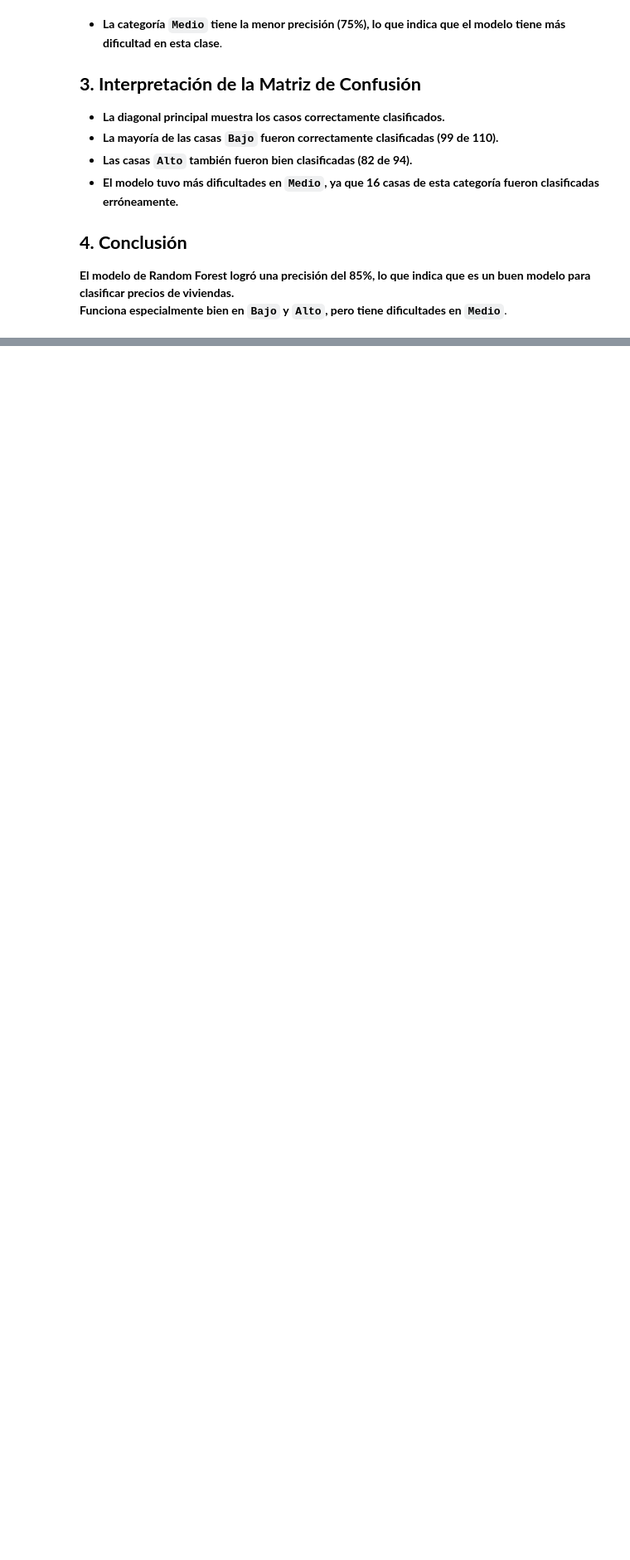
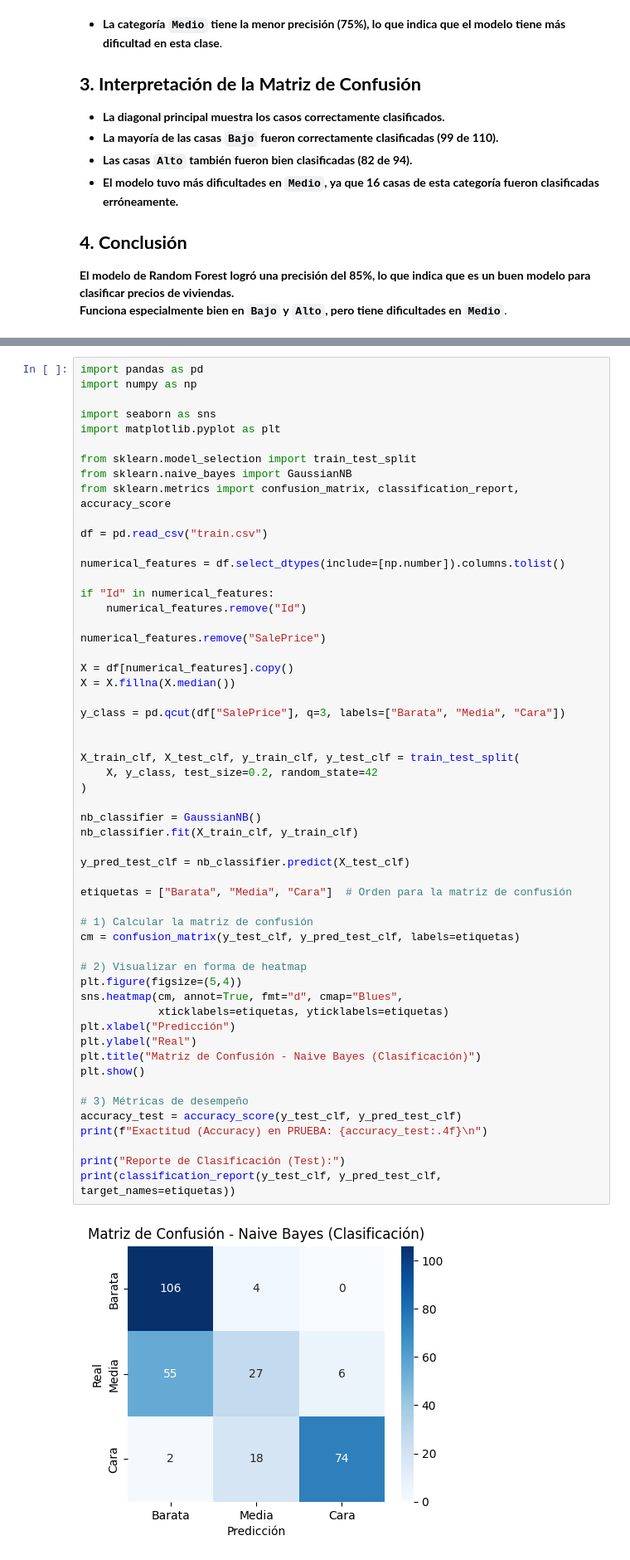
Before and after one commit to DiederichSolis/Proyecto2-Mineria, a Jupyter notebook: Parte3.ipynb, the cells around one changed output, grey strips where cells are left out. Shown: that part at 83% size. Saved outputs shown, nothing was run; the diff lists cells and outputs as text; blank space fills up the shorter version.

```diff
--- a/Parte3.ipynb
+++ b/Parte3.ipynb
@@ -294,0 +299,57 @@ Las métricas clave del modelo son:
+# %%
+import pandas as pd
+import numpy as np
+
+import seaborn as sns
+import matplotlib.pyplot as plt
+
+from sklearn.model_selection import train_test_split
+from sklearn.naive_bayes import GaussianNB
+from sklearn.metrics import confusion_matrix, classification_report, accuracy_score
+
+df = pd.read_csv("train.csv")
+
+numerical_features = df.select_dtypes(include=[np.number]).columns.tolist()
+
+if "Id" in numerical_features:
+    numerical_features.remove("Id")
+
+numerical_features.remove("SalePrice")
+
+X = df[numerical_features].copy()
+X = X.fillna(X.median())
+
+y_class = pd.qcut(df["SalePrice"], q=3, labels=["Barata", "Media", "Cara"])
+
+
+X_train_clf, X_test_clf, y_train_clf, y_test_clf = train_test_split(
+    X, y_class, test_size=0.2, random_state=42
+)
+
+nb_classifier = GaussianNB()
+nb_classifier.fit(X_train_clf, y_train_clf)
+
+y_pred_test_clf = nb_classifier.predict(X_test_clf)
+
+etiquetas = ["Barata", "Media", "Cara"]  # Orden para la matriz de confusión
+
+# 1) Calcular la matriz de confusión
+cm = confusion_matrix(y_test_clf, y_pred_test_clf, labels=etiquetas)
+
+# 2) Visualizar en forma de heatmap
+plt.figure(figsize=(5,4))
+sns.heatmap(cm, annot=True, fmt="d", cmap="Blues",
+            xticklabels=etiquetas, yticklabels=etiquetas)
+plt.xlabel("Predicción")
+plt.ylabel("Real")
+plt.title("Matriz de Confusión - Naive Bayes (Clasificación)")
+plt.show()
+
+# 3) Métricas de desempeño
+accuracy_test = accuracy_score(y_test_clf, y_pred_test_clf)
+print(f"Exactitud (Accuracy) en PRUEBA: {accuracy_test:.4f}\n")
+
+print("Reporte de Clasificación (Test):")
+print(classification_report(y_test_clf, y_pred_test_clf, target_names=etiquetas))
+# %% [output]
+[figure, added]
```
Also changed, not shown: parts of 6 cells of this notebook, 2 other files.
